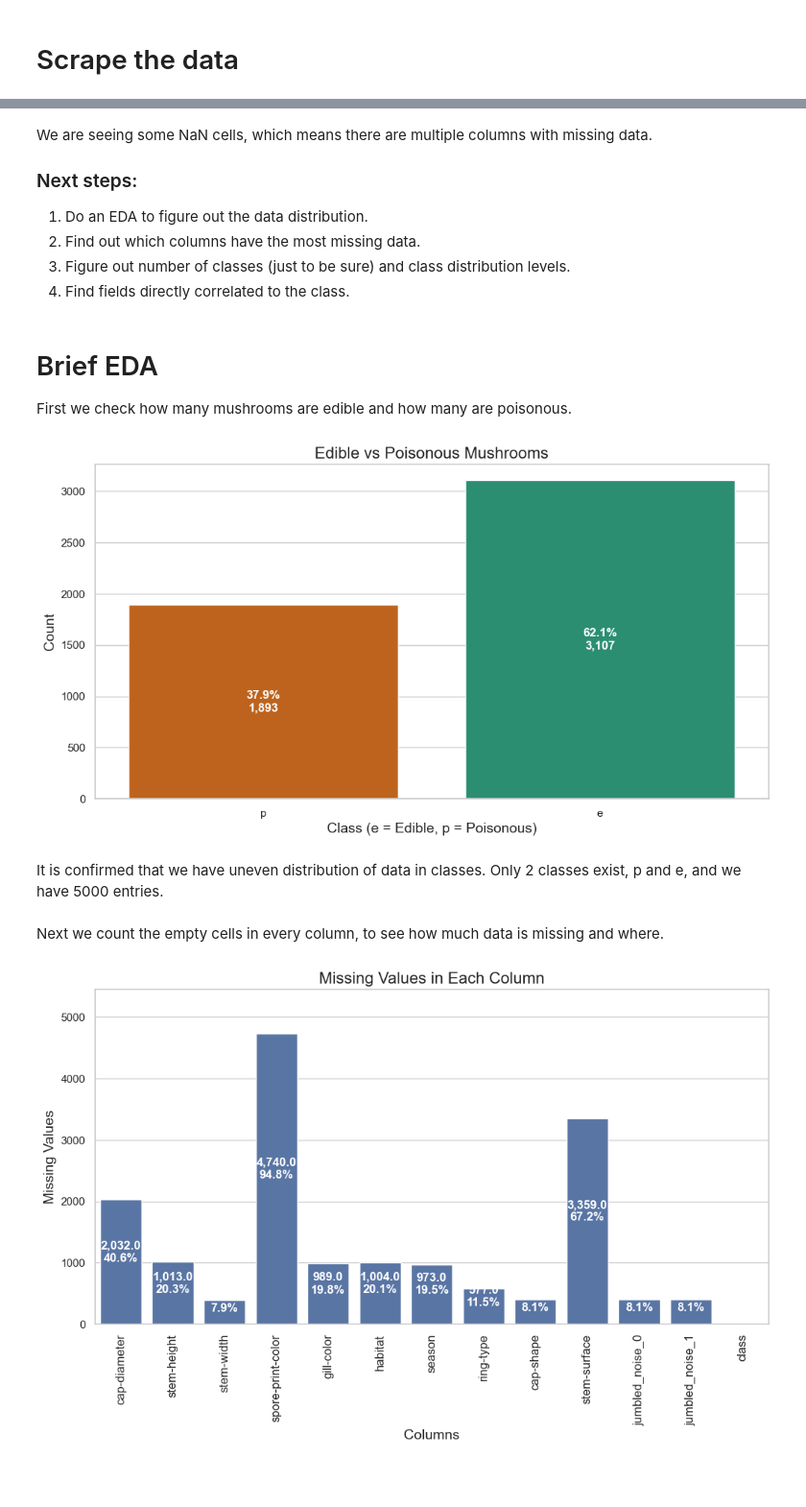
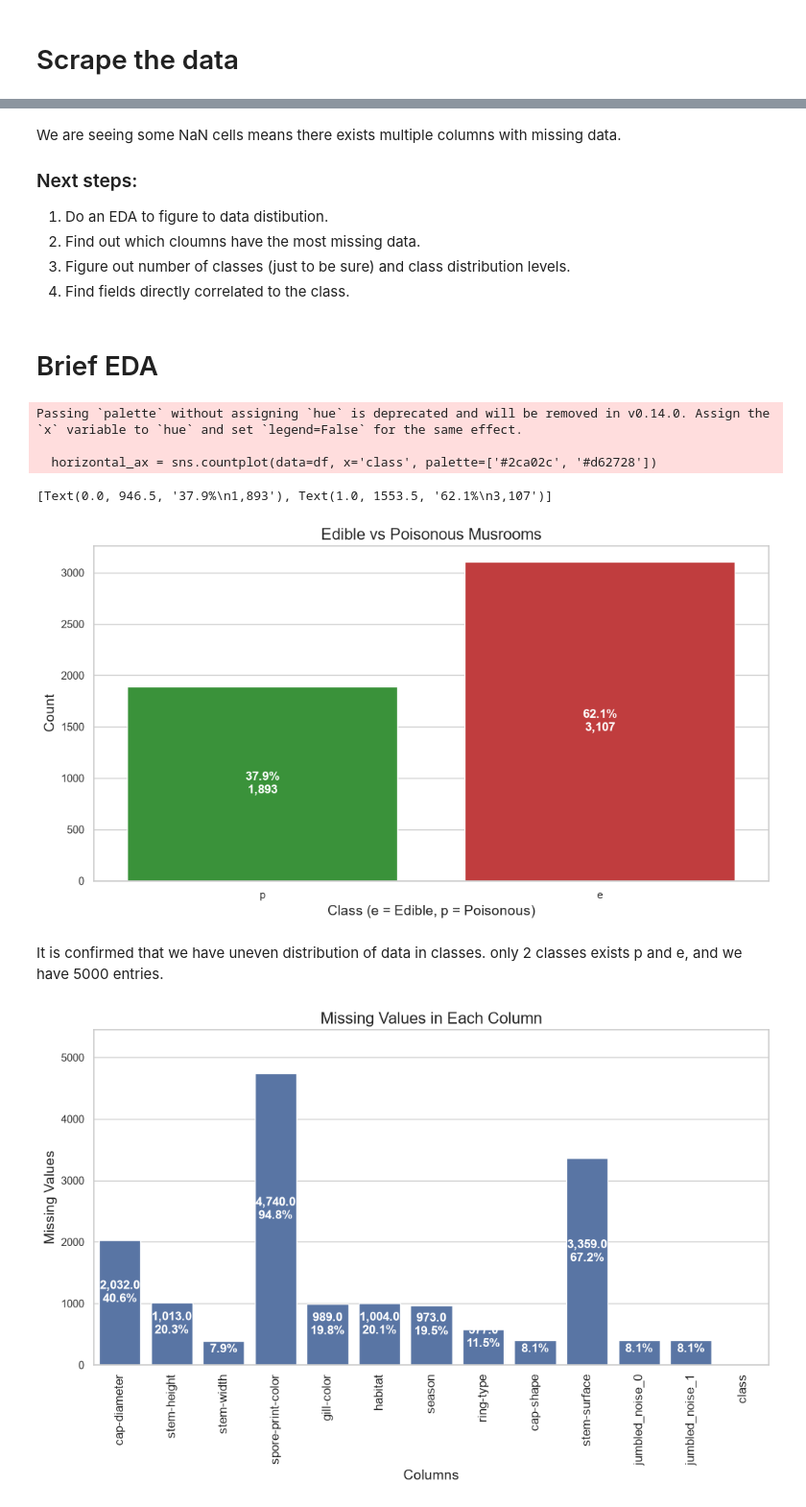
Before and after one commit to WillemSterckx/Skooma-Cats, a Jupyter notebook: Mushroom/1MushroomScrape.ipynb, the cells around one changed output, grey strips where cells are left out. Shown at 96% size. Saved outputs shown, nothing was run; the diff lists cells and outputs as text; code cells hidden in the pictures; blank space fills up the shorter version.

```diff
--- a/Mushroom/1MushroomScrape.ipynb
+++ b/Mushroom/1MushroomScrape.ipynb
@@ -22,0 +6,5 @@ df.head()
+# %%
+import pandas as pd
+# dont need the file path when the ile exists in the same directory as the script
+df = pd.read_csv('mushroom_project_dataset.csv')
+df.head()
@@ -23,43 +18,43 @@ df.head()
 # %% [markdown]
-We are seeing some NaN cells, which means there are multiple columns with missing data.
+We are seeing some NaN cells means there exists multiple columns with missing data.
 ### Next steps:
-1. Do an EDA to figure out the data distribution.
-2. Find out which columns have the most missing data.
+1. Do an EDA to figure to data distibution.
+2. Find out which cloumns have the most missing data.
 3. Figure out number of classes (just to be sure) and class distribution levels.
-4. Find fields directly correlated to the class.
+3. Find fields directly correlated to the class.
-# %% [markdown]
-# Brief EDA
-First we check how many mushrooms are edible and how many are poisonous.
+# %% [markdown]
+# Brief EDA
 # %%
 # Finding classes and class distribution
+# %pip install seaborn
 import numpy as np
 import matplotlib.pyplot as plt
 import seaborn as sns
 
 sns.set_theme(style="whitegrid")
 plt.figure(figsize=(12, 6))
 
-# hue='class' gives every class its own color (colorblind-safe green/orange)
-horizontal_ax = sns.countplot(data=df, x='class', hue='class', palette={'e': '#1b9e77', 'p': '#d95f02'}, legend=False)
-plt.title('Edible vs Poisonous Mushrooms', fontsize=16)
+horizontal_ax = sns.countplot(data=df, x='class', palette=['#2ca02c', '#d62728'])
+plt.title('Edible vs Poisonous Musrooms', fontsize=16)
 plt.xlabel('Class (e = Edible, p = Poisonous)', fontsize=14)
 plt.ylabel('Count', fontsize=14)
 
 total = len(df)
-# write the share and the count in the middle of each bar
-for p in horizontal_ax.patches:
-    horizontal_ax.annotate(
-        f'{100 * p.get_height() / total:.1f}%\n{int(p.get_height()):,}',
-        (p.get_x() + p.get_width() / 2., p.get_height() / 2),
-        ha='center', va='center', color='white', fontweight='bold', fontsize=12
-    )
-plt.show()
+[horizontal_ax.annotate(
+    f'{100 * p.get_height() / total:.1f}%\n{int(p.get_height()):,}',
+    (p.get_x() + p.get_width() / 2., p.get_height() / 2),
+       ha='center', va='center', color='white', fontweight='bold', fontsize=12
+) for p in horizontal_ax.patches]
+# never use fonstsize before or directly after ha, va. attribute
+# error occurs for some reason unknown.
 # %% [output]
+Passing `palette` without assigning `hue` is deprecated and will be removed in v0.14.0. Assign the `x` variable to `hue` and set `legend=False` for the same effect.
+
+  horizontal_ax = sns.countplot(data=df, x='class', palette=['#2ca02c', '#d62728'])
+[Text(0.0, 946.5, '37.9%\n1,893'), Text(1.0, 1553.5, '62.1%\n3,107')]
-[figure, old version]
+[figure, new version]
 # %% [markdown]
-It is confirmed that we have uneven distribution of data in classes. Only 2 classes exist, p and e, and we have 5000 entries.
+It is confirmed that we have uneven distribution of data in classes. only 2 classes exists p and e, and we have 5000 entries.
-# %% [markdown]
-Next we count the empty cells in every column, to see how much data is missing and where.
 # %%
 # Finding missing values across the columns
 missing_values=df.isnull().sum()
```
Also changed, not shown: parts of 62 cells of this notebook, 49 other files.
